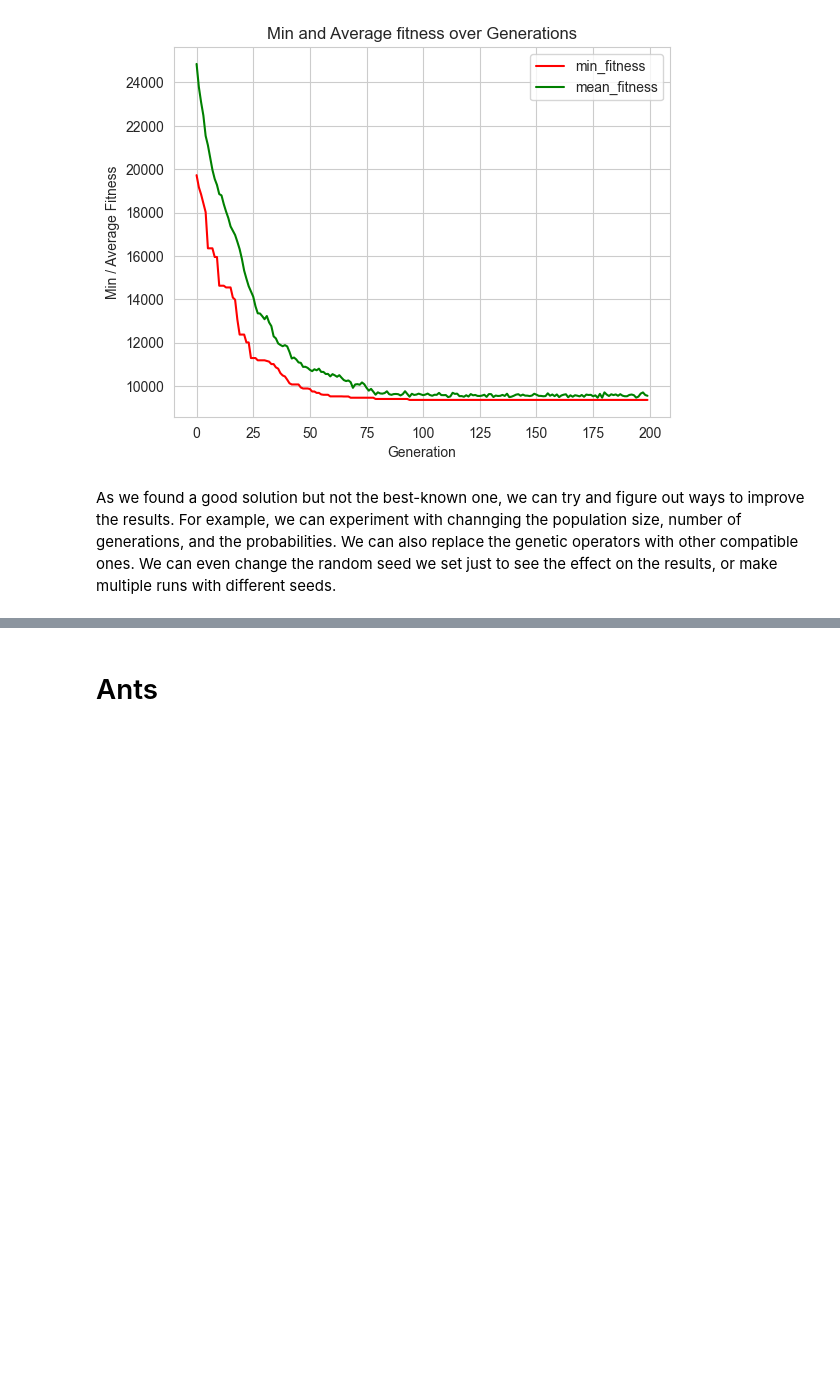
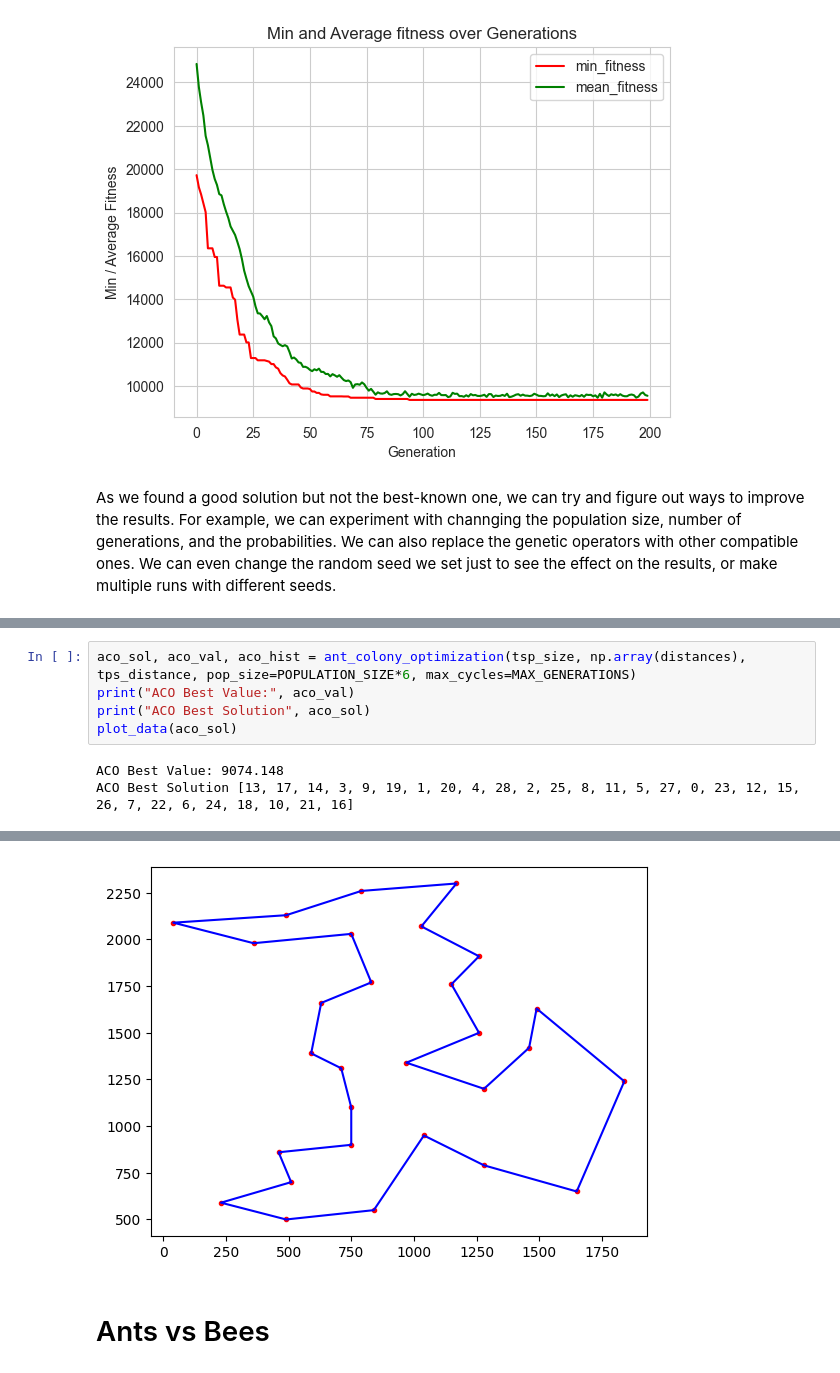
Before and after one commit to mastronardo/Bee-Colony-vs-Ant-Colony, a Jupyter notebook: Travelling-Salesman-Problem-with-Genetic-Bee-Ant.ipynb, the cells around one changed output, grey strips where cells are left out. Cells and saved outputs as stored; diff of their text form; blank space fills up the shorter version.

```diff
--- a/Travelling-Salesman-Problem-with-Genetic-Bee-Ant.ipynb
+++ b/Travelling-Salesman-Problem-with-Genetic-Bee-Ant.ipynb
@@ -427,0 +476,8 @@ ABC Best Solution array('i', [4, 28, 2, 25, 8, 11, 5, 27, 0, 23, 12, 14, 3, 18,
+# %%
+aco_sol, aco_val, aco_hist = ant_colony_optimization(tsp_size, np.array(distances), tps_distance, pop_size=POPULATION_SIZE*6, max_cycles=MAX_GENERATIONS)
+print("ACO Best Value:", aco_val)
+print("ACO Best Solution", aco_sol)
+plot_data(aco_sol)
+# %% [output]
+ACO Best Value: 9074.148
+ACO Best Solution [13, 17, 14, 3, 9, 19, 1, 20, 4, 28, 2, 25, 8, 11, 5, 27, 0, 23, 12, 15, 26, 7, 22, 6, 24, 18, 10, 21, 16]
@@ -428,2 +485,3 @@ ABC Best Solution array('i', [4, 28, 2, 25, 8, 11, 5, 27, 0, 23, 12, 14, 3, 18,
+[figure, added]
 # %% [markdown]
-# Ants
+# Ants vs Bees
```
Also changed, not shown: parts of 25 cells of this notebook, 2 other files.
